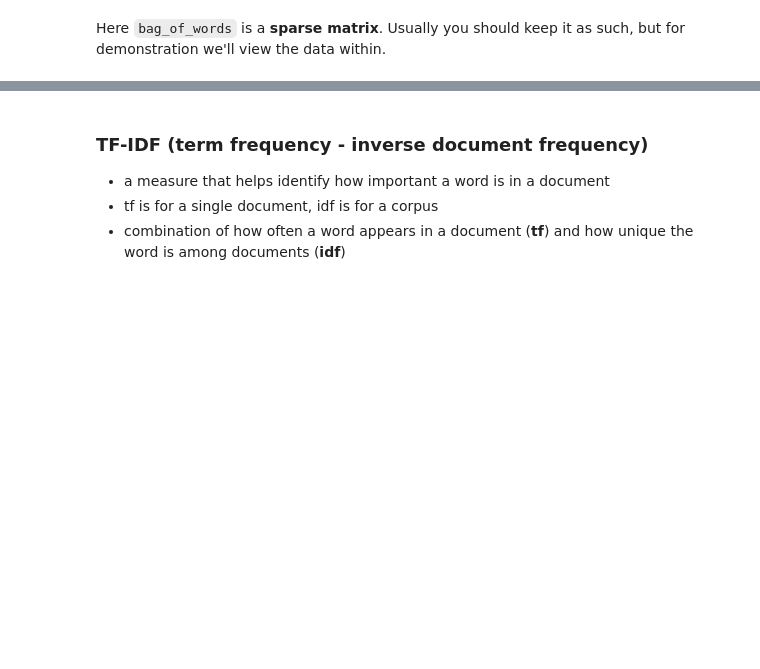
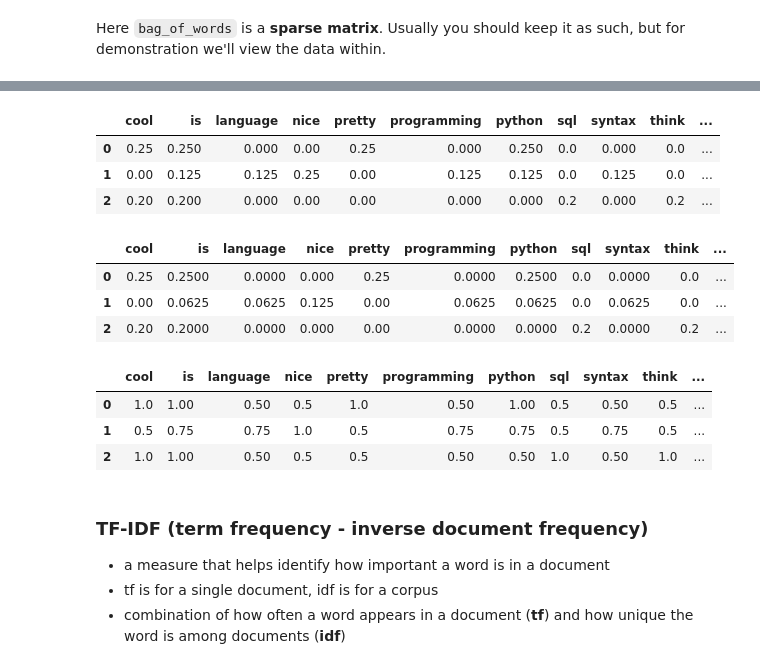
Before and after one commit to rosendo-lugo/natural_language_processing_exercises, a Jupyter notebook: modeling_lesson.ipynb, the cells around one changed output, grey strips where cells are left out. Cells and saved outputs as stored; diff of their text form; code cells hidden in the pictures; blank space fills up the shorter version.

```diff
--- a/modeling_lesson.ipynb
+++ b/modeling_lesson.ipynb
@@ -123,7 +165,28 @@ but for demonstration we'll view the data within.
 # %%
 # Frequency
+bow.apply(lambda row: row/row.sum(), axis=1)
+# %% [output]
+|  | cool | is | language | nice | pretty | programming | python | sql | syntax | think | ... |
+| 0 | 0.25 | 0.250 | 0.000 | 0.00 | 0.25 | 0.000 | 0.250 | 0.0 | 0.000 | 0.0 | ... |
+| 1 | 0.00 | 0.125 | 0.125 | 0.25 | 0.00 | 0.125 | 0.125 | 0.0 | 0.125 | 0.0 | ... |
+| 2 | 0.20 | 0.200 | 0.000 | 0.00 | 0.00 | 0.000 | 0.000 | 0.2 | 0.000 | 0.2 | ... |
 # %%
 # Augmented Frequency
+bow.apply(lambda row: (row/row.sum()) / row.max(), axis=1)
+# %% [output]
+|  | cool | is | language | nice | pretty | programming | python | sql | syntax | think | ... |
+| 0 | 0.25 | 0.2500 | 0.0000 | 0.000 | 0.25 | 0.0000 | 0.2500 | 0.0 | 0.0000 | 0.0 | ... |
+| 1 | 0.00 | 0.0625 | 0.0625 | 0.125 | 0.00 | 0.0625 | 0.0625 | 0.0 | 0.0625 | 0.0 | ... |
+| 2 | 0.20 | 0.2000 | 0.0000 | 0.000 | 0.00 | 0.0000 | 0.0000 | 0.2 | 0.0000 | 0.2 | ... |
+# %%
+# correct formula
+# Augmented Frequency
+bow.apply(lambda row: .5 + .5 * (row/ row.max()), axis=1)
+# %% [output]
+|  | cool | is | language | nice | pretty | programming | python | sql | syntax | think | ... |
+| 0 | 1.0 | 1.00 | 0.50 | 0.5 | 1.0 | 0.50 | 1.00 | 0.5 | 0.50 | 0.5 | ... |
+| 1 | 0.5 | 0.75 | 0.75 | 1.0 | 0.5 | 0.75 | 0.75 | 0.5 | 0.75 | 0.5 | ... |
+| 2 | 1.0 | 1.00 | 0.50 | 0.5 | 0.5 | 0.50 | 0.50 | 1.0 | 0.50 | 1.0 | ... |
 # %% [markdown]
 ### TF-IDF (term frequency - inverse document frequency)
 
```
Also changed, not shown: parts of 26 cells of this notebook, 6 other files.
